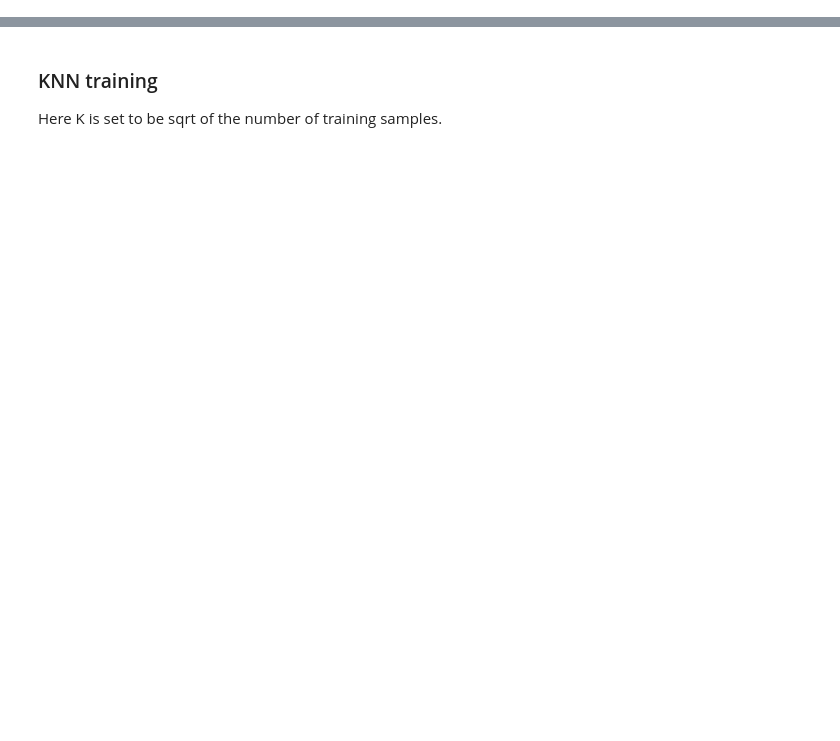
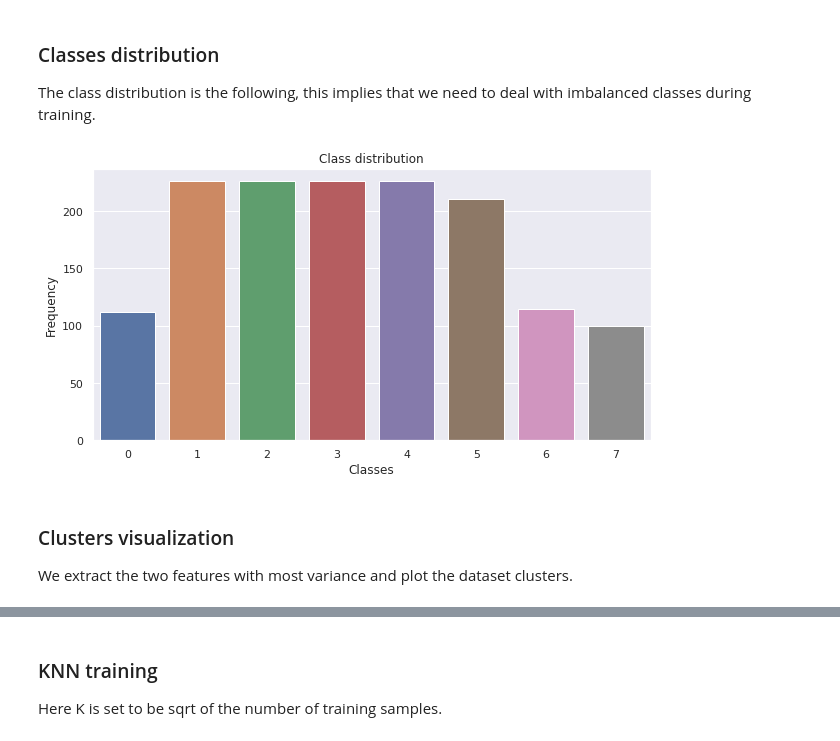
Before and after one commit to tomfran/ravdess-ser, a Jupyter notebook: notebook.ipynb, the cells around one changed output, grey strips where cells are left out. Cells and saved outputs as stored; diff of their text form; code cells hidden in the pictures; blank space fills up the shorter version.

```diff
--- a/notebook.ipynb
+++ b/notebook.ipynb
@@ -33,0 +46,11 @@ Data found on disk
+# %% [markdown]
+### Classes distribution
+
+The class distribution is the following, this implies that we need to deal with imbalanced classes during training.
+# %%
+plot_classes(y_train)
+# %% [output]
+[figure, added]
+# %% [markdown]
+### Clusters visualization
+We extract the two features with most variance and plot the dataset clusters.
```
Also changed, not shown: parts of 21 cells of this notebook, 1 other file.
